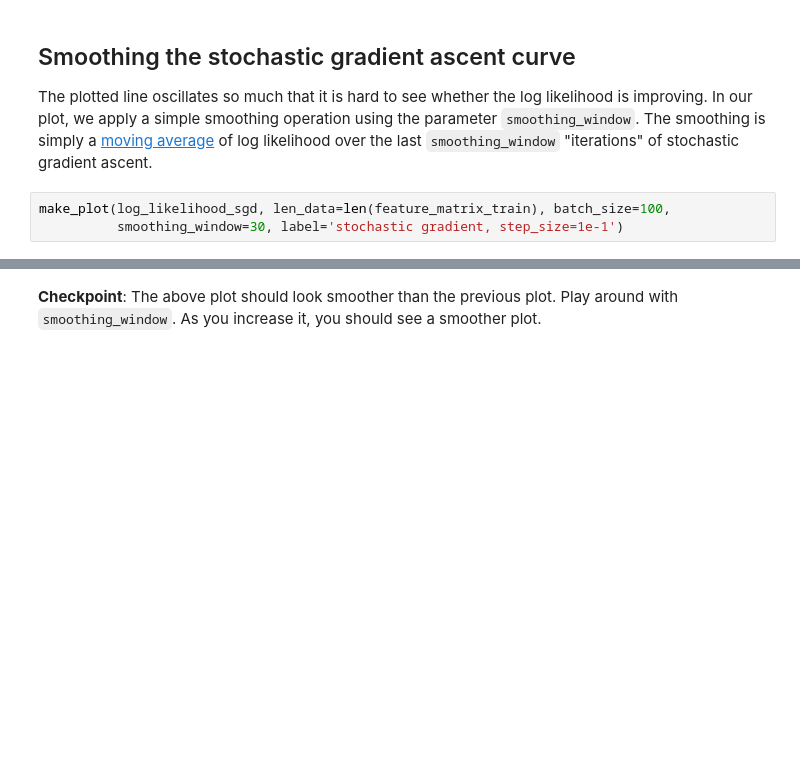
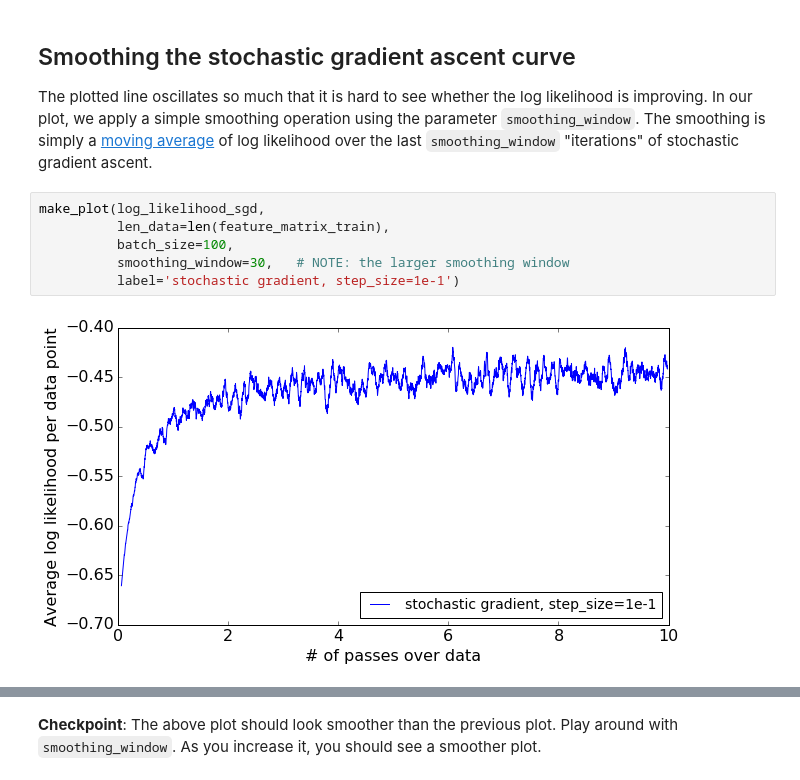
Before and after one commit to laventura/ML-classification, a Jupyter notebook: w7/module-10-online-learning-assignment-blank.ipynb, the cells around one changed output, grey strips where cells are left out. Cells and saved outputs as stored; diff of their text form; blank space fills up the shorter version.

```diff
--- a/w7/module-10-online-learning-assignment-blank.ipynb
+++ b/w7/module-10-online-learning-assignment-blank.ipynb
@@ -510,5 +625,10 @@ make_plot(log_likelihood_sgd, len_data=len(feature_matrix_train), batch_size=100
 
 The plotted line oscillates so much that it is hard to see whether the log likelihood is improving. In our plot, we apply a simple smoothing operation using the parameter `smoothing_window`. The smoothing is simply a [moving average](https://en.wikipedia.org/wiki/Moving_average) of log likelihood over the last `smoothing_window` "iterations" of  stochastic gradient ascent.
 # %%
-make_plot(log_likelihood_sgd, len_data=len(feature_matrix_train), batch_size=100,
-          smoothing_window=30, label='stochastic gradient, step_size=1e-1')
+make_plot(log_likelihood_sgd,
+          len_data=len(feature_matrix_train),
+          batch_size=100,
+          smoothing_window=30,   # NOTE: the larger smoothing window
+          label='stochastic gradient, step_size=1e-1')
+# %% [output]
+[figure, added]
```
Also changed, not shown: parts of 26 cells of this notebook.
